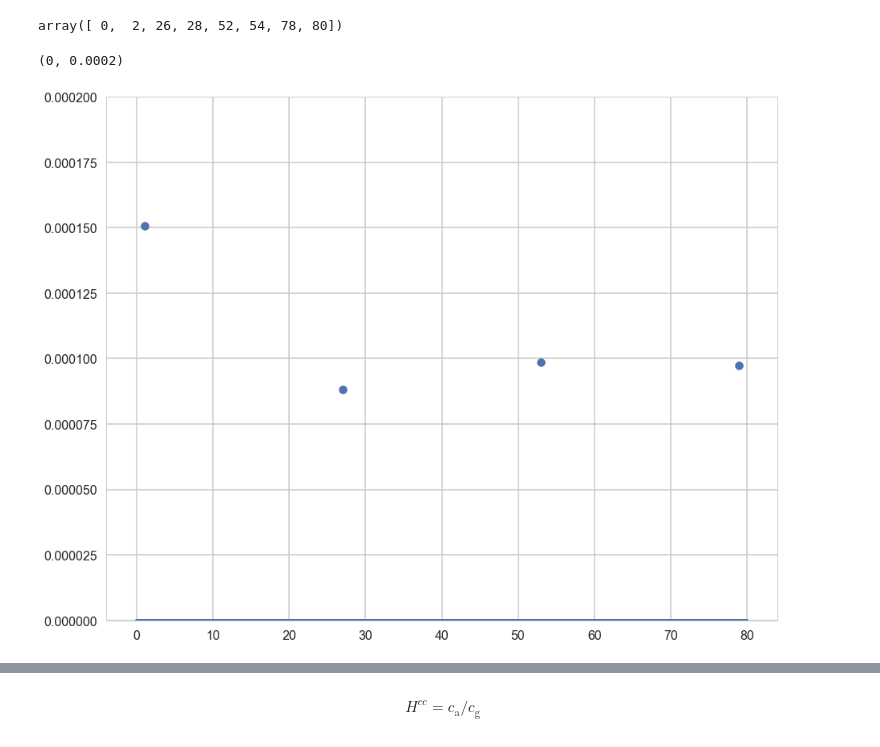
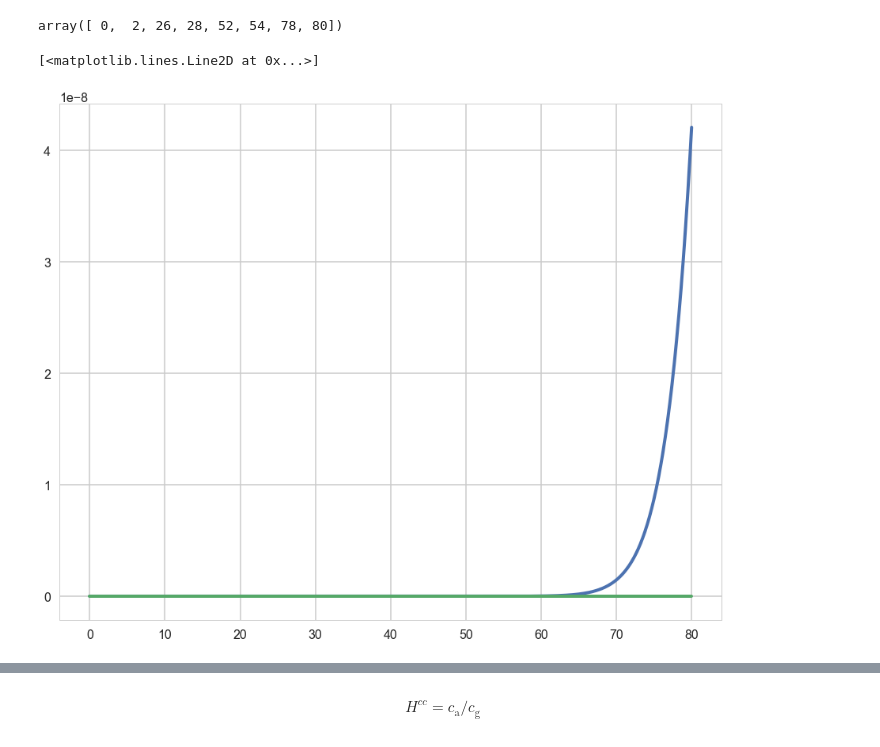
Before and after one commit to biogeochemistry/PorousMediaLab, a Jupyter notebook: examples/Tracer gas/tracer_gas_in_column.ipynb, the cells around one changed output, grey strips where cells are left out. Saved outputs shown, nothing was run; the diff lists cells and outputs as text; code cells hidden in the pictures.

Commit message:
Equilibrium kinetics

```diff
--- a/examples/Tracer gas/tracer_gas_in_column.ipynb
+++ b/examples/Tracer gas/tracer_gas_in_column.ipynb
@@ -57,6 +52,8 @@ plt.plot(SF6_init)
 # %%
-ftc.add_species(is_solute=True, element='SF6w', D=D_SF6*theta, init_C=SF6_init, bc_top=0., bc_top_type='dirichlet', bc_bot=0, bc_bot_type='flux')
-ftc.add_species(is_solute=True, element='SF6a', D=D_SF6air*(1-theta), init_C=0, bc_top=0., bc_top_type='dirichlet', bc_bot=0, bc_bot_type='flux')
+# theta=0.5
+ftc.add_species(is_solute=True, element='SF6w', D=D_SF6w, init_C=SF6_init, bc_top=0., bc_top_type='dirichlet', bc_bot=0, bc_bot_type='flux')
+ftc.add_species(is_solute=True, element='SF6g', D=D_SF6g, init_C=0, bc_top=0., bc_top_type='dirichlet', bc_bot=0, bc_bot_type='flux')
+ftc.add_henry_law_equilibrium(aq='SF6w', gas='SF6g', Hcc=SF6_Hcc)
 # %%
 Tm[:8]
 # %% [output]
@@ -64,34 +61,38 @@ array([ 0,  2, 26, 28, 52, 54, 78, 80])
 # %%
 for i in range(1, len(ftc.time)):
     ftc.integrate_one_timestep(i)
-    Fx[i] = ftc.estimate_flux_at_top('SF6a', i)
-    if (ftc.time[i] > Tm[0] and ftc.time[i] < Tm[1]):
-        Chs[i] = Chs[i-1] +  Fx[i] * SA / Vh * dt
-    else:
-        Chs[i] = 0
-    ftc.SF6a.bc_top = 0
+#     Fx[i] = ftc.estimate_flux_at_top('SF6g', i)
+#     if (ftc.time[i] > Tm[0] and ftc.time[i] < Tm[1]):
+#         Chs[i] = Chs[i-1] +  Fx[i] * SA / Vh * dt
+#     else:
+#         Chs[i] = 0
+#     ftc.SF6g.bc_top = 0
 # %%
-F = ftc.estimate_flux_at_top('SF6a') # dissolved gas flux
+F = ftc.estimate_flux_at_top('SF6g') # dissolved gas flux
 
+# plt.plot(ftc.time, Chs)
+plt.plot(ftc.time, F)
 
+F = ftc.estimate_flux_at_top('SF6w') # dissolved gas flux
 plt.plot(ftc.time, F)
-plt.scatter(Tm[::2][:4]+1, dCh[:4]*Vh/SA/dT[:4])
+
+# plt.scatter(Tm[::2][:4]+1, dCh[:4]*Vh/SA/dT[:4])
 # fig, ax1 = plt.subplots()
 # ax1.plot(ftc.time, F*(1+1/Hcc))
 
 # ax1.set_ylabel(r'Flux, $[umol/cm^2/h]$')
 # ax1.ticklabel_format(style='sci', axis='y', scilimits=(-4,-1))
 
 
 # ax2=ax1.twinx()
 # ax2.scatter(Tm[::2][:4]+1, dCh[:4]*Vh/3.14/r**2/dT[:4])
 # ax2.set_ylabel(r'F measured, $[umol/cm^2/h]$')
 # ax2.ticklabel_format(style='sci', axis='y', scilimits=(-4,-1))
-plt.ylim([0,2e-4])
+# plt.ylim([0,2e-4])
 # ax1.set_xlabel('Time, [h]')
 # %% [output]
-(0, 0.0002)
+[<matplotlib.lines.Line2D at 0x...>]
-[figure, old version]
+[figure, new version]
 # %%
 ftc.plot_contourplots(labels=False)
 # %% [output]
```
Also changed, not shown: parts of 8 cells of this notebook, 3 other files.
